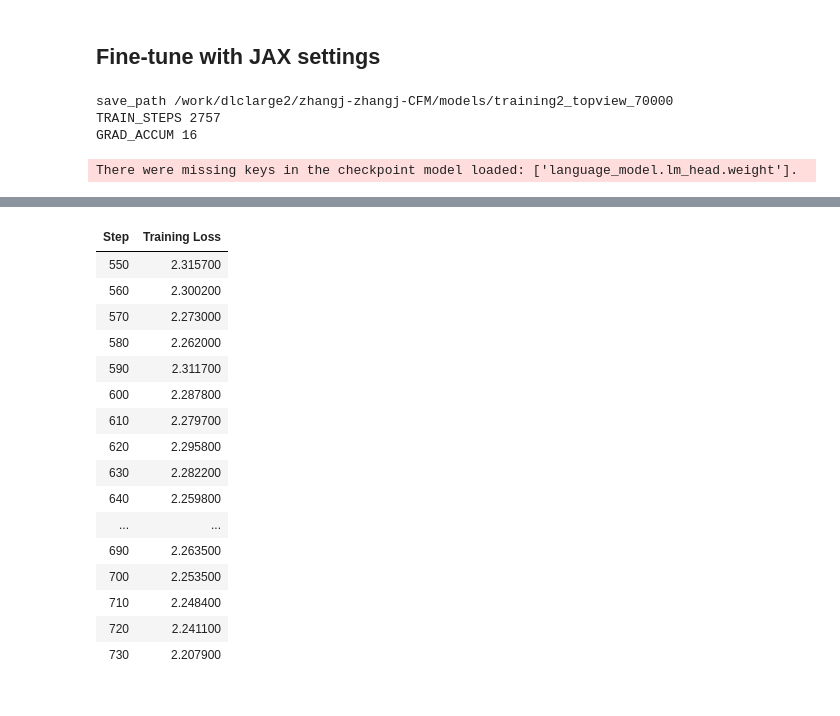
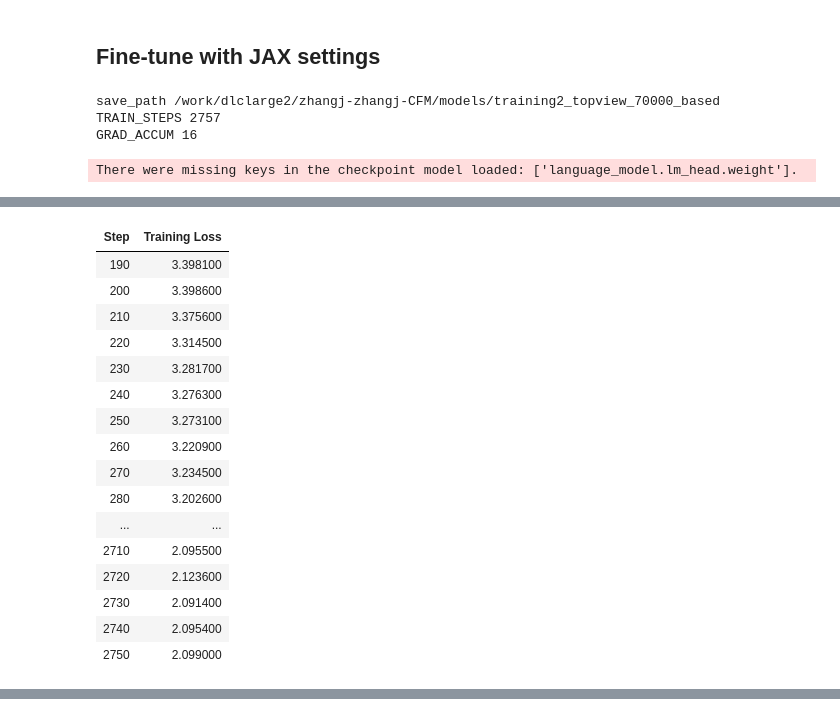
Before and after one commit to singjing/cVLA, a Jupyter notebook: scripts/hf_finetune_paligemma2_topview.ipynb, the cells around one changed output, grey strips where cells are left out. Saved outputs shown, nothing was run; the diff lists cells and outputs as text; code cells hidden in the pictures.

```diff
--- a/scripts/hf_finetune_paligemma2_topview.ipynb
+++ b/scripts/hf_finetune_paligemma2_topview.ipynb
@@ -161,12 +165,16 @@ print('Using device:', DEVICE)
 print("Good devices", devices_good)
 
 TORCH_DTYPE = torch.bfloat16
+# use checkpoint
+#LOCAL_CHECKPOINT = "/data/lmbraid19/argusm/models/_text_lr3e-05xyzrotvec-cam-512xy256d_2025-04-23_12-03-48/checkpoint-4687"
 
-LOCAL_CHECKPOINT = "/data/lmbraid19/argusm/models/_text_lr3e-05xyzrotvec-cam-512xy256d_2025-04-23_12-03-48/checkpoint-4687"
+#fine-tune directly on paligemma2
+MODEL_NAME = "google/paligemma2-3b-pt-224"
 
 processor = PaliGemmaProcessor.from_pretrained("google/paligemma2-3b-pt-224")
 model = PaliGemmaForConditionalGeneration.from_pretrained(
-    LOCAL_CHECKPOINT,
+    #LOCAL_CHECKPOINT,
+    MODEL_NAME,
     torch_dtype=TORCH_DTYPE,
     device_map="auto",
     attn_implementation='eager'
@@ -208,7 +216,7 @@ def collate_fn(batch):
         return_tensors="pt",
         suffix=suffixes,
         padding="longest"
-    ).to(TORCH_DTYPE).to(DEVICE)
+    ).to(TORCH_DTYPE)#.to(DEVICE)
     print("prefixes", prefixes)
     return inputs
 
@@ -315,7 +316,7 @@ SEQLEN = 12
 SAVE_STEPS = int(TRAIN_STEPS / 15)
 SAVE_LIMIT = 5
 
-run_name = "_topview_70000"
+run_name = "_topview_70000_based"
 new_model_location = Path("/work/dlclarge2/zhangj-zhangj-CFM/models")
 save_path = new_model_location / (str(Path(dataset_location).stem) + run_name)
 print("save_path", save_path)
@@ -359,12 +360,12 @@ trainer = Seq2SeqTrainer(
     #compute_metrics=compute_metrics
 )
 # %% [output]
-save_path /work/dlclarge2/zhangj-zhangj-CFM/models/training2_topview_70000
+save_path /work/dlclarge2/zhangj-zhangj-CFM/models/training2_topview_70000_based
 TRAIN_STEPS 2757
 GRAD_ACCUM 16
 # %%
 #only when recover from last time training
-last_checkpoint = "/work/dlclarge2/zhangj-zhangj-CFM/models/training2_topview_70000/checkpoint-549"
+last_checkpoint = "/work/dlclarge2/zhangj-zhangj-CFM/models/training2_topview_70000_based/checkpoint-183"
 trainer.train(resume_from_checkpoint=last_checkpoint)
 # %% [output]
 There were missing keys in the checkpoint model loaded: ['language_model.lm_head.weight'].
@@ -387,0 +373,17 @@ Warning: depth out of range. tensor([1024, 1024], dtype=torch.int32)
+| Step | Training Loss |
+| 190 | 3.398100 |
+| 200 | 3.398600 |
+| 210 | 3.375600 |
+| 220 | 3.314500 |
+| 230 | 3.281700 |
+| 240 | 3.276300 |
+| 250 | 3.273100 |
+| 260 | 3.220900 |
+| 270 | 3.234500 |
+| 280 | 3.202600 |
+| ... | ... |
+| 2710 | 2.095500 |
+| 2720 | 2.123600 |
+| 2730 | 2.091400 |
+| 2740 | 2.095400 |
+| 2750 | 2.099000 |
@@ -389,17 +393,0 @@ Warning: depth out of range. tensor([1024, 1024], dtype=torch.int32)
-| Step | Training Loss |
-| 550 | 2.315700 |
-| 560 | 2.300200 |
-| 570 | 2.273000 |
-| 580 | 2.262000 |
-| 590 | 2.311700 |
-| 600 | 2.287800 |
-| 610 | 2.279700 |
-| 620 | 2.295800 |
-| 630 | 2.282200 |
-| 640 | 2.259800 |
-| ... | ... |
-| 690 | 2.263500 |
-| 700 | 2.253500 |
-| 710 | 2.248400 |
-| 720 | 2.241100 |
-| 730 | 2.207900 |
```
Also changed, not shown: parts of 14 cells of this notebook, 5 other files.
